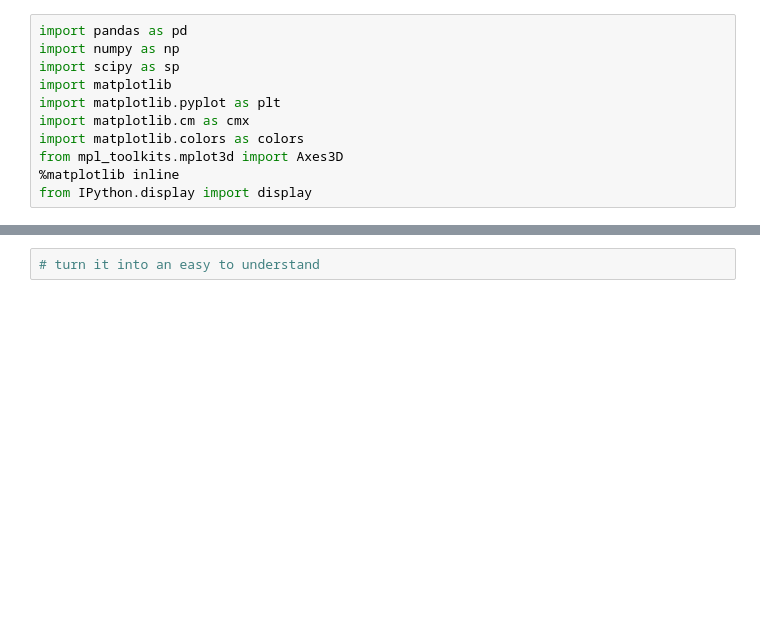
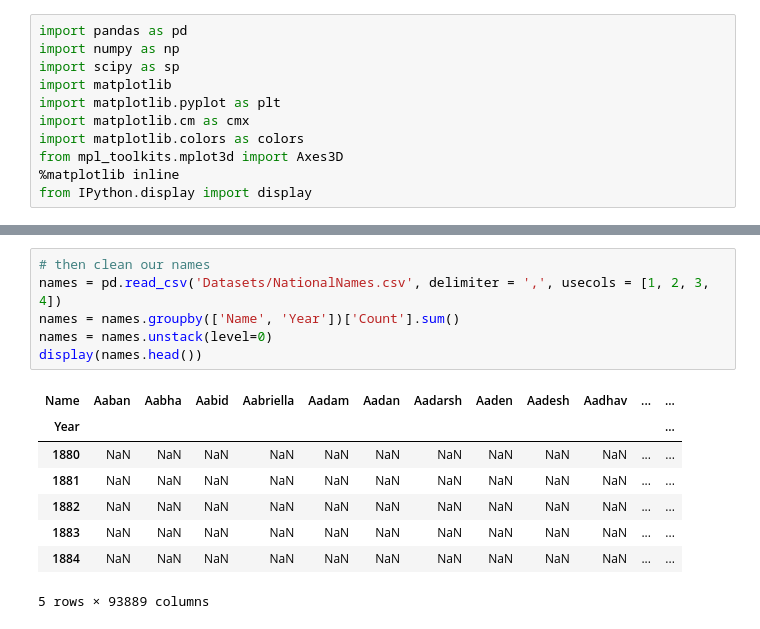
Before and after one commit to UlyssesInvictus/cs109-project, a Jupyter notebook: Milestone 4.ipynb, the cells around one changed output, grey strips where cells are left out. Saved outputs shown, nothing was run; the diff lists cells and outputs as text; blank space fills up the shorter version.

```diff
--- a/Milestone 4.ipynb
+++ b/Milestone 4.ipynb
@@ -35,2 +37,15 @@ display(df)
-# %%
-# turn it into an easy to understand
+# %%
+# then clean our names
+names = pd.read_csv('Datasets/NationalNames.csv', delimiter = ',', usecols = [1, 2, 3, 4])
+names = names.groupby(['Name', 'Year'])['Count'].sum()
+names = names.unstack(level=0)
+display(names.head())
+# %% [output]
+| Name | Aaban | Aabha | Aabid | Aabriella | Aadam | Aadan | Aadarsh | Aaden | Aadesh | Aadhav | ... | ... |
+| Year |  |  |  |  |  |  |  |  |  |  |  | ... |
+| 1880 | NaN | NaN | NaN | NaN | NaN | NaN | NaN | NaN | NaN | NaN | ... | ... |
+| 1881 | NaN | NaN | NaN | NaN | NaN | NaN | NaN | NaN | NaN | NaN | ... | ... |
+| 1882 | NaN | NaN | NaN | NaN | NaN | NaN | NaN | NaN | NaN | NaN | ... | ... |
+| 1883 | NaN | NaN | NaN | NaN | NaN | NaN | NaN | NaN | NaN | NaN | ... | ... |
+| 1884 | NaN | NaN | NaN | NaN | NaN | NaN | NaN | NaN | NaN | NaN | ... | ... |
+5 rows × 93889 columns
```
Also changed, not shown: parts of 3 cells of this notebook.
